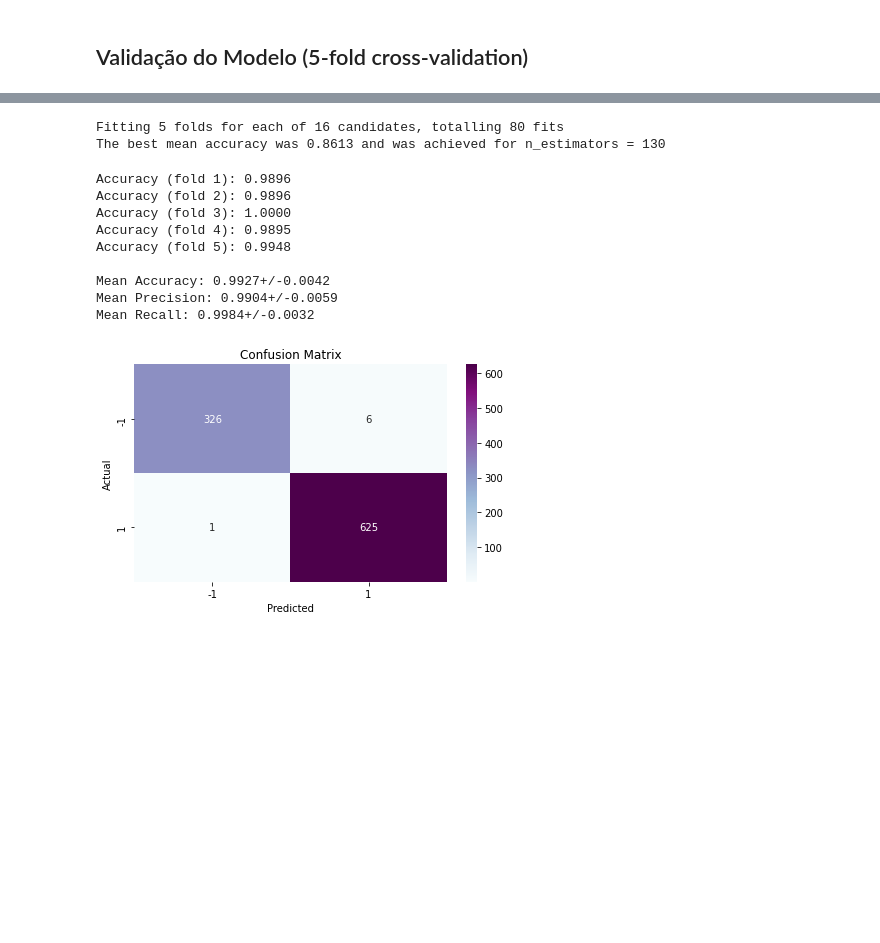
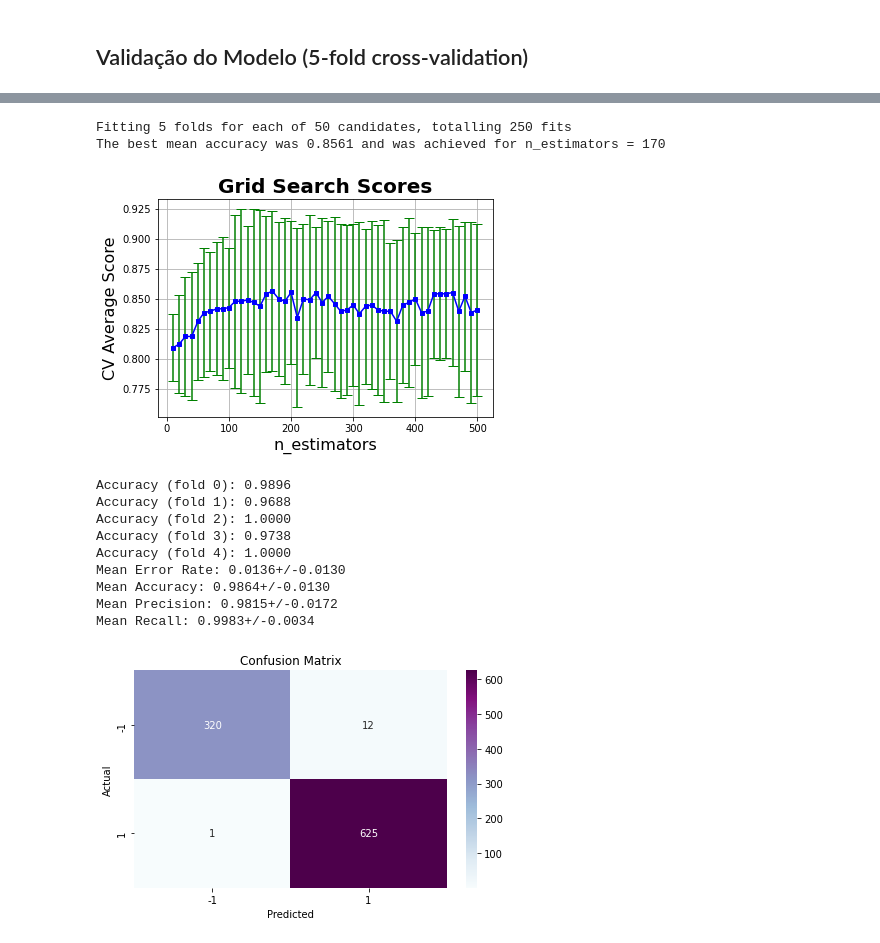
Before and after one commit to vcaitite/machine-learning-exercises, a Jupyter notebook: TP2/Trabalho Prático 2 - Implementação do Algoritmo de Boosting.ipynb, the cells around one changed output, grey strips where cells are left out. Saved outputs shown, nothing was run; the diff lists cells and outputs as text; code cells hidden in the pictures; blank space fills up the shorter version.

```diff
--- a/TP2/Trabalho Prático 2 - Implementação do Algoritmo de Boosting.ipynb
+++ b/TP2/Trabalho Prático 2 - Implementação do Algoritmo de Boosting.ipynb
@@ -108,6 +170,7 @@ def plot_confusion_matrix(actual_classes : np.array, predicted_classes : np.arra
     plt.xlabel('Predicted'); plt.ylabel('Actual'); plt.title('Confusion Matrix')
     plt.show()
 # %%
+# Function to plot the performance of the classifier for each value in gridsearch.
 def plot_grid_search(cv_results, grid_param_1, name_param_1):
     # Get Test Scores Mean and std for each grid search
     scores_mean = cv_results['mean_test_score']
@@ -117,8 +180,7 @@ def plot_grid_search(cv_results, grid_param_1, name_param_1):
 
     # Plot Grid search scores
     _, ax = plt.subplots(1,1)
-    ax.errorbar(grid_param_1, scores_mean, scores_sd, color = 'blue', marker='s', capsize=5)
-
+    ax.errorbar(grid_param_1, scores_mean, scores_sd, color = 'blue', marker='s', ecolor = 'green',markersize=4, capsize=5)
     ax.set_title("Grid Search Scores", fontsize=20, fontweight='bold')
     ax.set_xlabel(name_param_1, fontsize=16)
     ax.set_ylabel('CV Average Score', fontsize=16)
@@ -232,32 +360,32 @@ Mean Recall: 0.9921+/-0.0157
 # %%
-lst =  [5, 10, 20, 30, 40, 50, 60, 70, 80, 90, 100, 110, 120, 130, 140, 150]
 # Grid Search application
 # The max depth will be the value encountered in Decision Tree test
-grid_params_gradient_boosting = [{'GradientBoosting__n_estimators': lst}]
-pipe_gradient_boosting = Pipeline([('scaler',  MinMaxScaler()),
-            ('GradientBoosting', GradientBoostingClassifier(max_depth = 6))])
-clf = GridSearchCV(pipe_gradient_boosting, grid_params_gradient_boosting, scoring='accuracy', refit=True, cv=5, verbose=1)
+grid_params_gradient_boosting = [{'n_estimators': lst}]
+gradient_boosting = GradientBoostingClassifier(max_depth = 6)
+clf = GridSearchCV(gradient_boosting, grid_params_gradient_boosting, scoring='accuracy', refit=True, cv=5, verbose=1)
 # Run fit with all sets of parameters.
 clf.fit(X, y)
 # Results of Grid Search
-n_estimators  = clf.best_params_['GradientBoosting__n_estimators']
+n_estimators  = clf.best_params_['n_estimators']
 score = clf.best_score_
 print("The best mean accuracy was " + '{:.4f}'.format(score) + " and was achieved for n_estimators = " + str(n_estimators) )
+plot_grid_search(clf.cv_results_, lst, 'n_estimators')
 # %% [output]
-Fitting 5 folds for each of 16 candidates, totalling 80 fits
-The best mean accuracy was 0.8613 and was achieved for n_estimators = 130
+Fitting 5 folds for each of 50 candidates, totalling 250 fits
+The best mean accuracy was 0.8561 and was achieved for n_estimators = 170
+[figure, added]
 # %%
 model = GradientBoostingClassifier
 params = {'n_estimators' : n_estimators, "max_depth" : 6}
-clf, mean_accuracy_gb, mean_precision_gb, mean_recall_gb = apply_cross_validation(model, params)
+clf = apply_cross_validation(X, y, model, params)
 # %% [output]
-Accuracy (fold 1): 0.9896
-Accuracy (fold 2): 0.9896
-Accuracy (fold 3): 1.0000
-Accuracy (fold 4): 0.9895
-Accuracy (fold 5): 0.9948
-
-Mean Accuracy: 0.9927+/-0.0042
-Mean Precision: 0.9904+/-0.0059
-Mean Recall: 0.9984+/-0.0032
+Accuracy (fold 0): 0.9896
+Accuracy (fold 1): 0.9688
+Accuracy (fold 2): 1.0000
+Accuracy (fold 3): 0.9738
+Accuracy (fold 4): 1.0000
+Mean Error Rate: 0.0136+/-0.0130
+Mean Accuracy: 0.9864+/-0.0130
+Mean Precision: 0.9815+/-0.0172
+Mean Recall: 0.9983+/-0.0034
 [figure]
```
Also changed, not shown: parts of 23 cells of this notebook, 1 other file.
